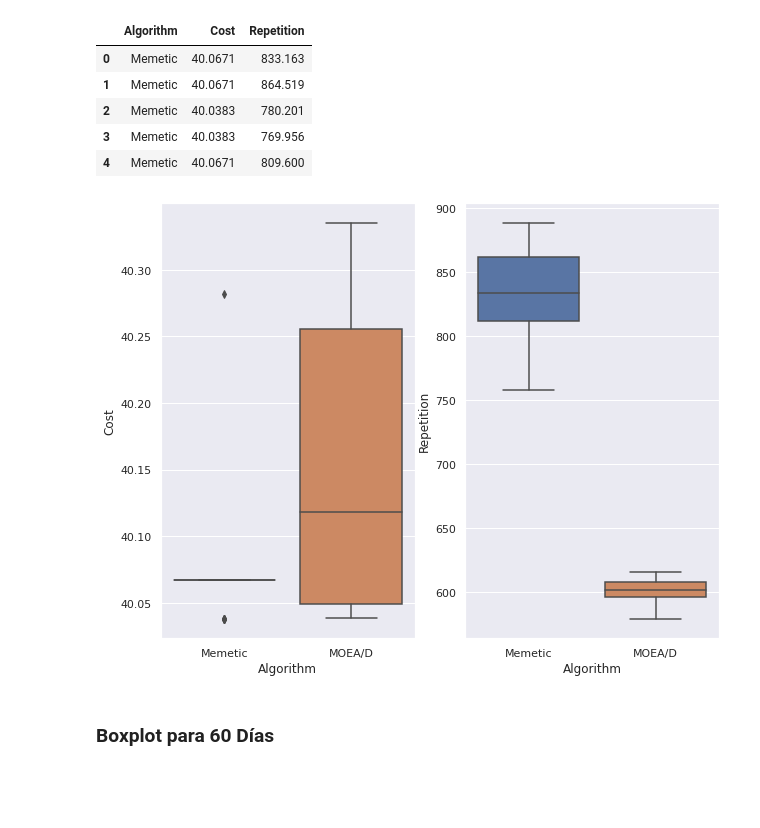
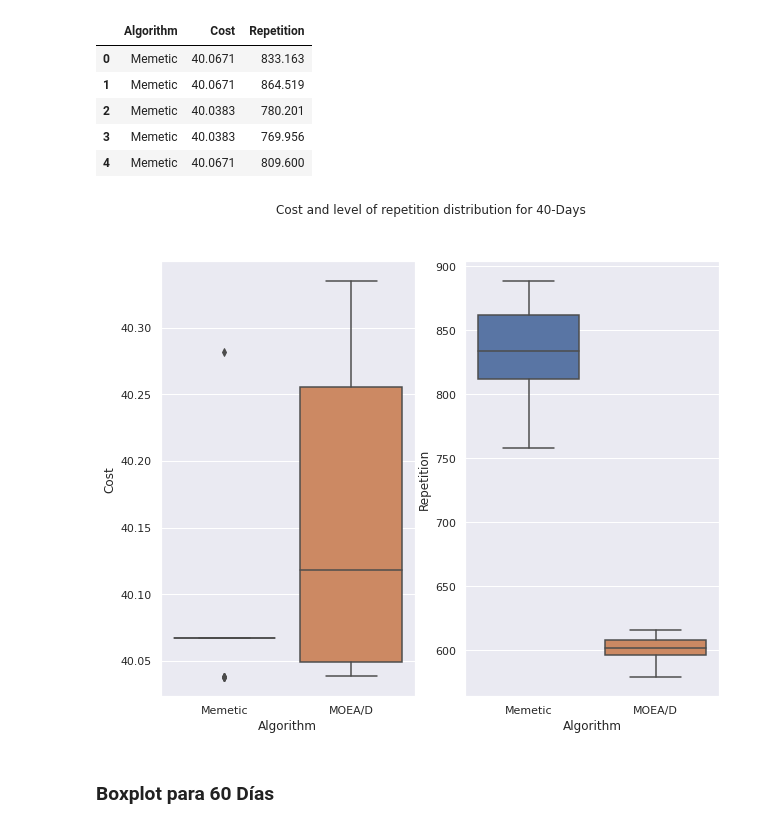
Before and after one commit to Tomas-Morph/MenuPlanning_MOEAD_Mathematics, a Jupyter notebook: notebooks/analyze_experiments_and_plots_insurgente.ipynb, the cells around one changed output. Cells and saved outputs as stored; diff of their text form; code cells hidden in the pictures; blank space fills up the shorter version.

```diff
--- a/notebooks/analyze_experiments_and_plots_insurgente.ipynb
+++ b/notebooks/analyze_experiments_and_plots_insurgente.ipynb
@@ -90,9 +90,9 @@ mpp_40_complete.head()
 | 3 | Memetic | 40.0383 | 769.956 |
 | 4 | Memetic | 40.0671 | 809.600 |
 # %%
-compare_boxplots(mpp_40_complete, '', 'boxplots_40_days.png')
+compare_boxplots(mpp_40_complete, 'Cost and level of repetition distribution for 40-Days', 'boxplots_40_days.png')
 # %% [output]
-[figure, old version]
+[figure, new version]
 # %% [markdown]
 ### Boxplot para 60 Días
 # %%
```
Also changed, not shown: parts of 6 cells of this notebook, 6 other files.
